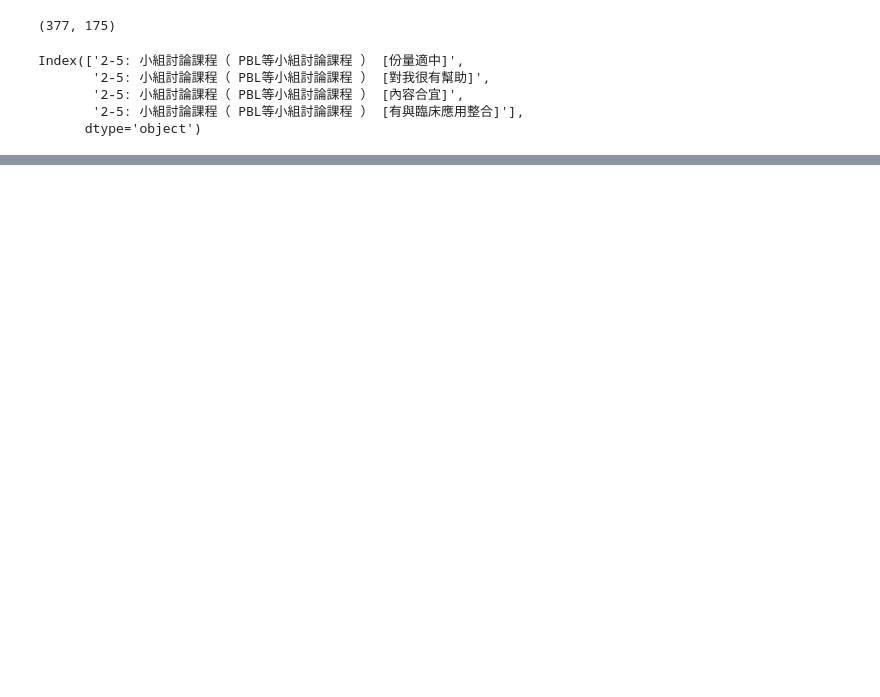
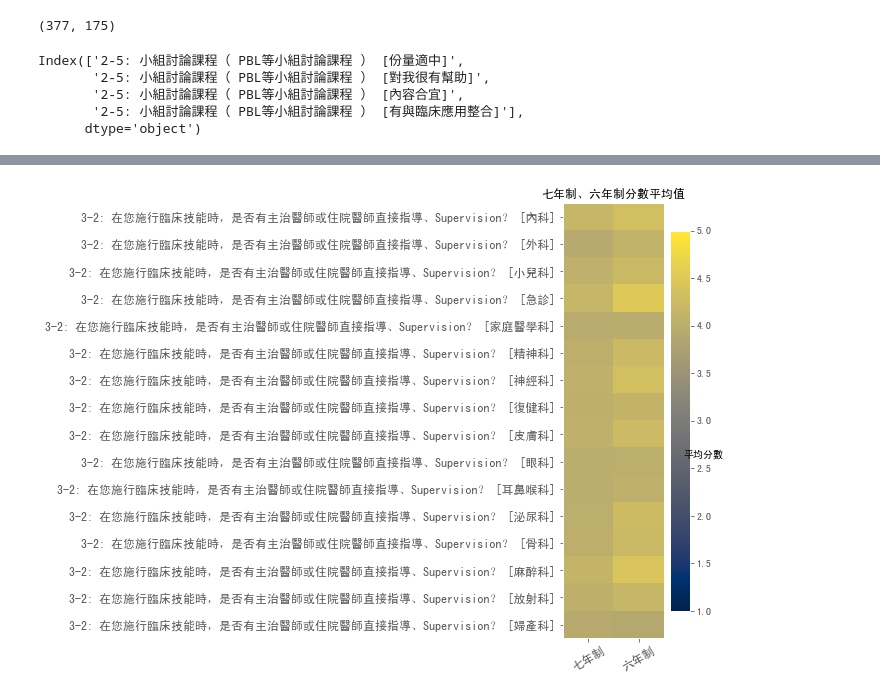
Before and after one commit to algaebrown/datascience, a Jupyter notebook: scome_gq/GQ-102101.ipynb, the cells around one changed output, grey strips where cells are left out. Saved outputs shown, nothing was run; the diff lists cells and outputs as text; code cells hidden in the pictures; blank space fills up the shorter version.

```diff
--- a/scome_gq/GQ-102101.ipynb
+++ b/scome_gq/GQ-102101.ipynb
@@ -146,0 +171,4 @@ Text(0.46, 0.445, '平均分數')
+# %%
+plot_mean(df_m, 66,82)
+# %% [output]
+[figure, added]
```
Also changed, not shown: parts of 18 cells of this notebook, 2 other files.
